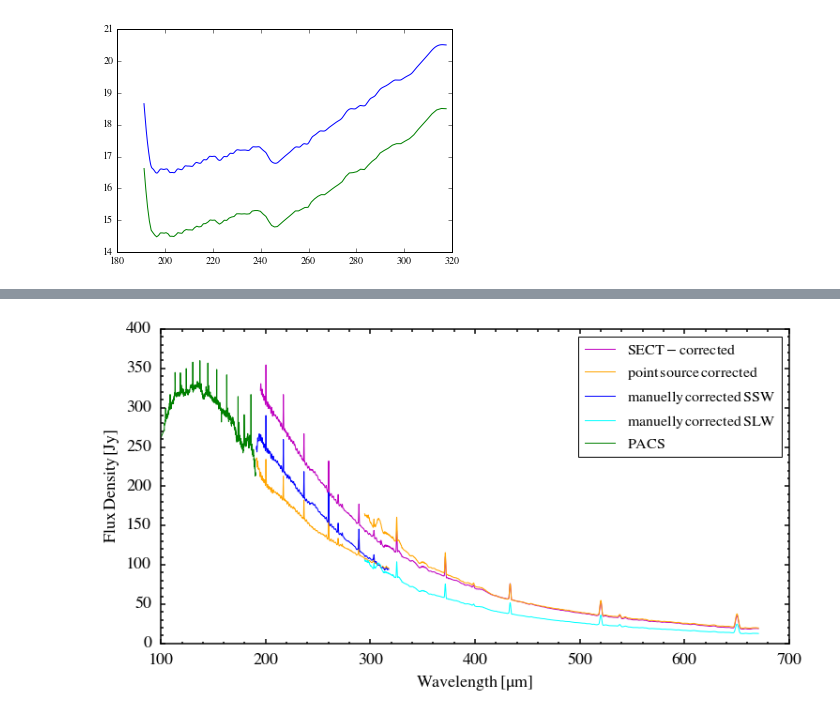
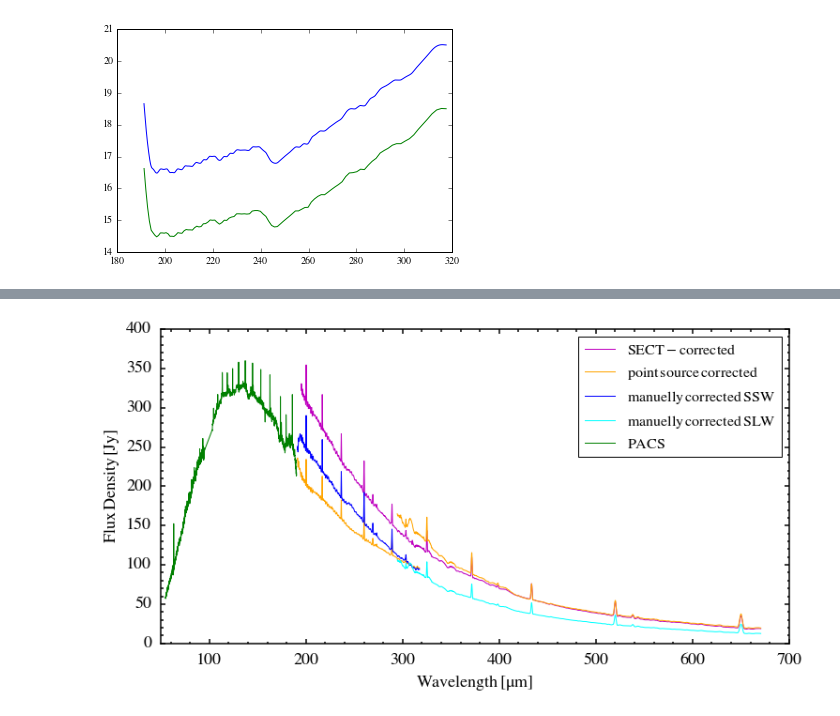
Before and after one commit to yaolun/sa, a Jupyter notebook: spire_products_comparison.ipynb, the cells around one changed output, grey strips where cells are left out. Cells and saved outputs as stored; diff of their text form; code cells hidden in the pictures.

```diff
--- a/spire_products_comparison.ipynb
+++ b/spire_products_comparison.ipynb
@@ -426,32 +423,32 @@ ax = fig.add_subplot(111)
 # ax.plot(wl_slw_sum, flux_slw_sum, 'b-', label=r'$\rm{\Sigma\,(SLW)}$')
 
 # ax.plot(wl_ssw_cont, flux_ssw_cont, 'k-', label=r'$\rm{weighted\,cont.\,SSW}$')
 # ax.plot(wl_slw_cont, flux_slw_cont, '-', color='Gray', label=r'$\rm{weighted\,cont.\,SLW}$')
 
 # ax.plot(wl_ssw_cor_cont, flux_ssw_cor_cont, 'm-', label=r'$\rm{SECT-corrected}$')
 
 ax.plot(wl_cor_raw, flux_cor_raw, 'm-', label=r'$\rm{SECT-corrected}$')
 
 # ax.plot(wl_ssw_cor_trim, flux_ssw_cor_trim*ratio_smooth, color='Red', linestyle='-', label=r'$\rm{Ult-corrected}$')
 
 pot, = ax.plot(wl_slw_pot, flux_slw_pot, '-', color='Orange', label=r'$\rm{point\,source\,corrected}$')
 ax.plot(wl_ssw_pot, flux_ssw_pot, '-', color='Orange')
 
 ax.plot(wl_ssw_wsum, flux_ssw_wsum, 'b-', label=r'$\rm{manuelly\,corrected\,SSW}$')
 ax.plot(wl_slw_wsum, flux_slw_wsum, '-', color='Cyan', label=r'$\rm{manuelly\,corrected\,SLW}$')
 
 # PACS
 pacs, = ax.plot(wl_pacs, flux_pacs, 'g-', label=r'$\rm{PACS}$')
 
 ax.legend(numpoints=1, loc='best', fontsize=16)
-ax.set_xlim([100, 700])
+ax.set_xlim([50, 700])
 ax.set_xlabel(r'$\rm{Wavelength\,[\mu m]}$', fontsize=18)
 ax.set_ylabel(r'$\rm{Flux\,Density\,[Jy]}$', fontsize=18)
 [ax.spines[axis].set_linewidth(1.5) for axis in ['top','bottom','left','right']]
 ax.minorticks_on()
 ax.tick_params('both',labelsize=18,width=1.5,which='major',pad=10,length=5)
 ax.tick_params('both',labelsize=18,width=1.5,which='minor',pad=10,length=2.5)
 
 fig.savefig('/Users/yaolun/test/spire_sum.pdf',format='pdf',dpi=300, bbox_inches='tight')
 # %% [output]
-[figure, old version]
+[figure, new version]
```
Also changed, not shown: parts of 1 cell of this notebook.
